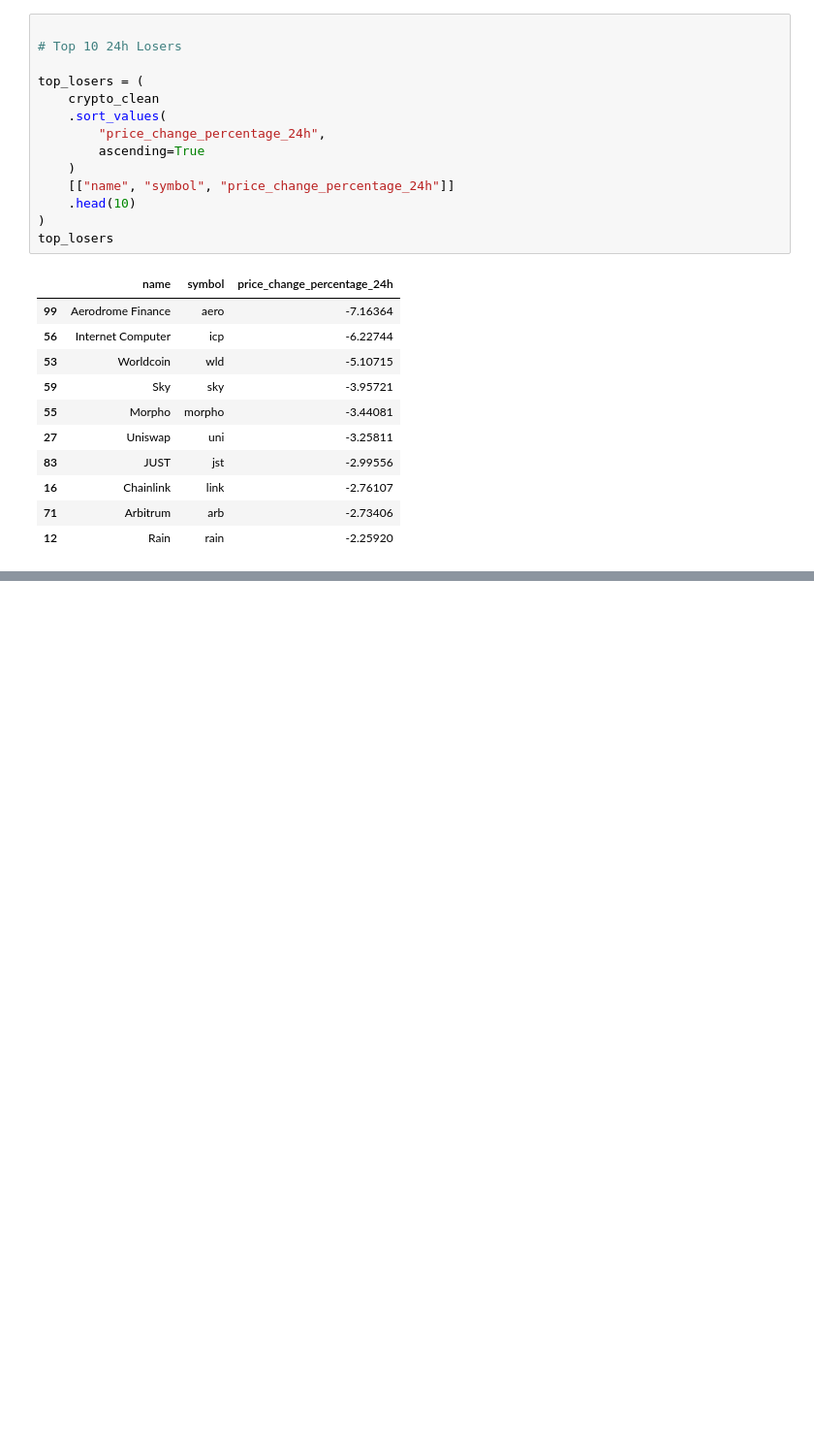
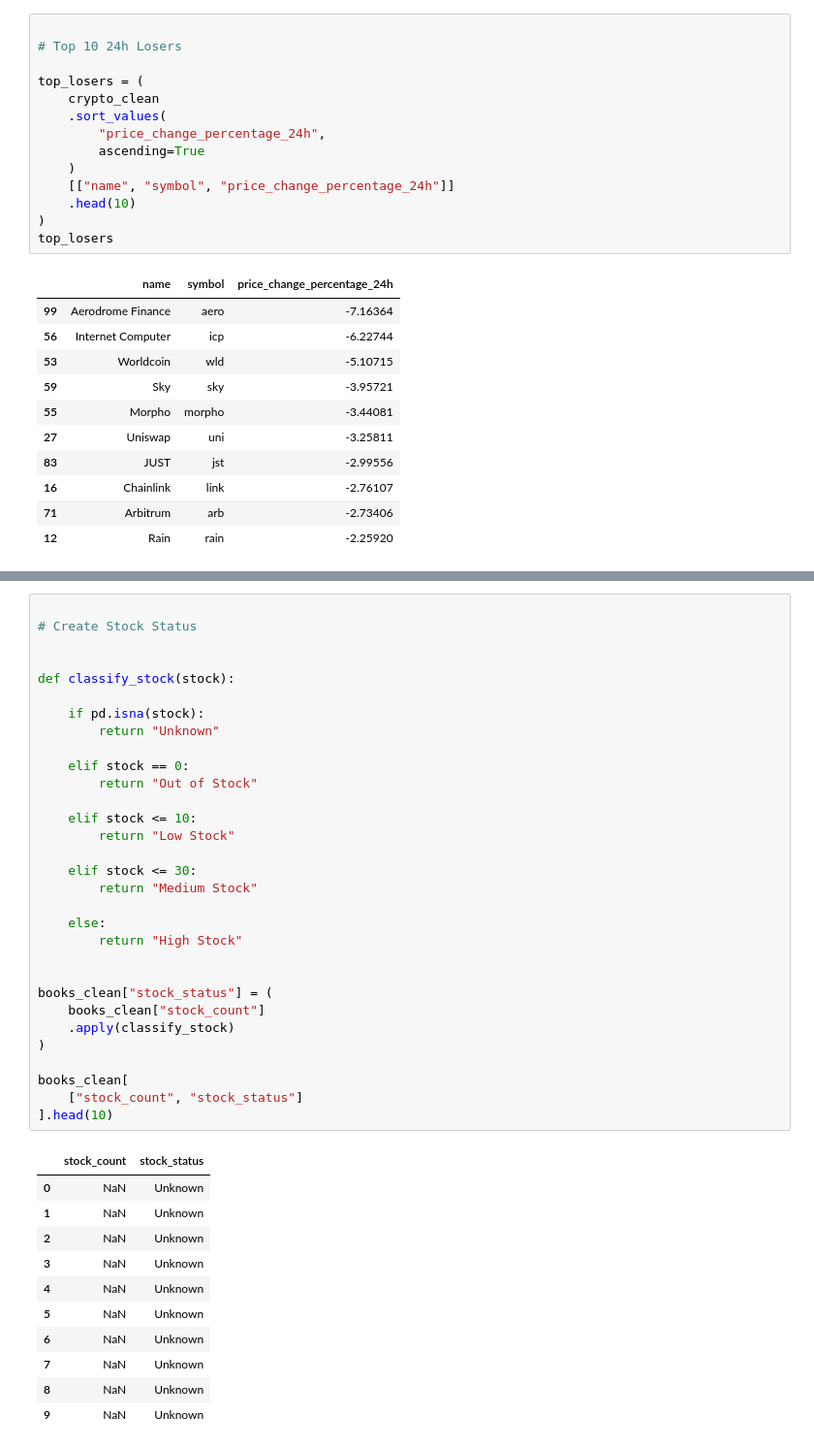
Before and after one commit to greeshavaishnavi09/Advanced_Multi_Source_Pipeline, a Jupyter notebook: research/01_multi_source_pipeline.ipynb, the cells around one changed output, grey strips where cells are left out. Shown at 97% size. Cells and saved outputs as stored; diff of their text form; blank space fills up the shorter version.

```diff
--- a/research/01_multi_source_pipeline.ipynb
+++ b/research/01_multi_source_pipeline.ipynb
@@ -1551,0 +2360,43 @@ top_losers
+# %%
+
+# Create Stock Status
+
+
+def classify_stock(stock):
+
+    if pd.isna(stock):
+        return "Unknown"
+
+    elif stock == 0:
+        return "Out of Stock"
+
+    elif stock <= 10:
+        return "Low Stock"
+
+    elif stock <= 30:
+        return "Medium Stock"
+
+    else:
+        return "High Stock"
+
+
+books_clean["stock_status"] = (
+    books_clean["stock_count"]
+    .apply(classify_stock)
+)
+
+books_clean[
+    ["stock_count", "stock_status"]
+].head(10)
+# %% [output]
+|  | stock_count | stock_status |
+| 0 | NaN | Unknown |
+| 1 | NaN | Unknown |
+| 2 | NaN | Unknown |
+| 3 | NaN | Unknown |
+| 4 | NaN | Unknown |
+| 5 | NaN | Unknown |
+| 6 | NaN | Unknown |
+| 7 | NaN | Unknown |
+| 8 | NaN | Unknown |
+| 9 | NaN | Unknown |
```
Also changed, not shown: parts of 44 cells of this notebook, 2 other files.
